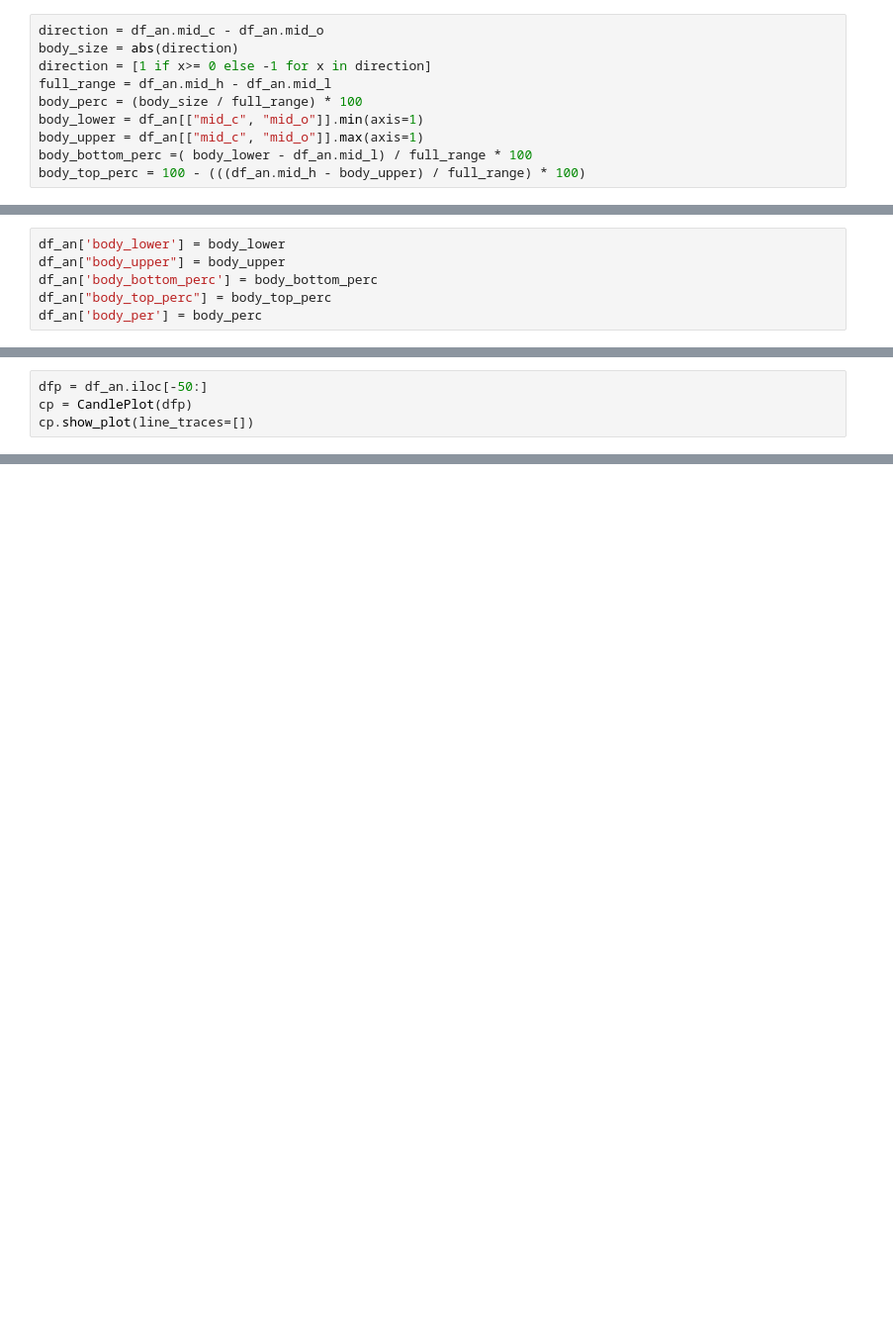
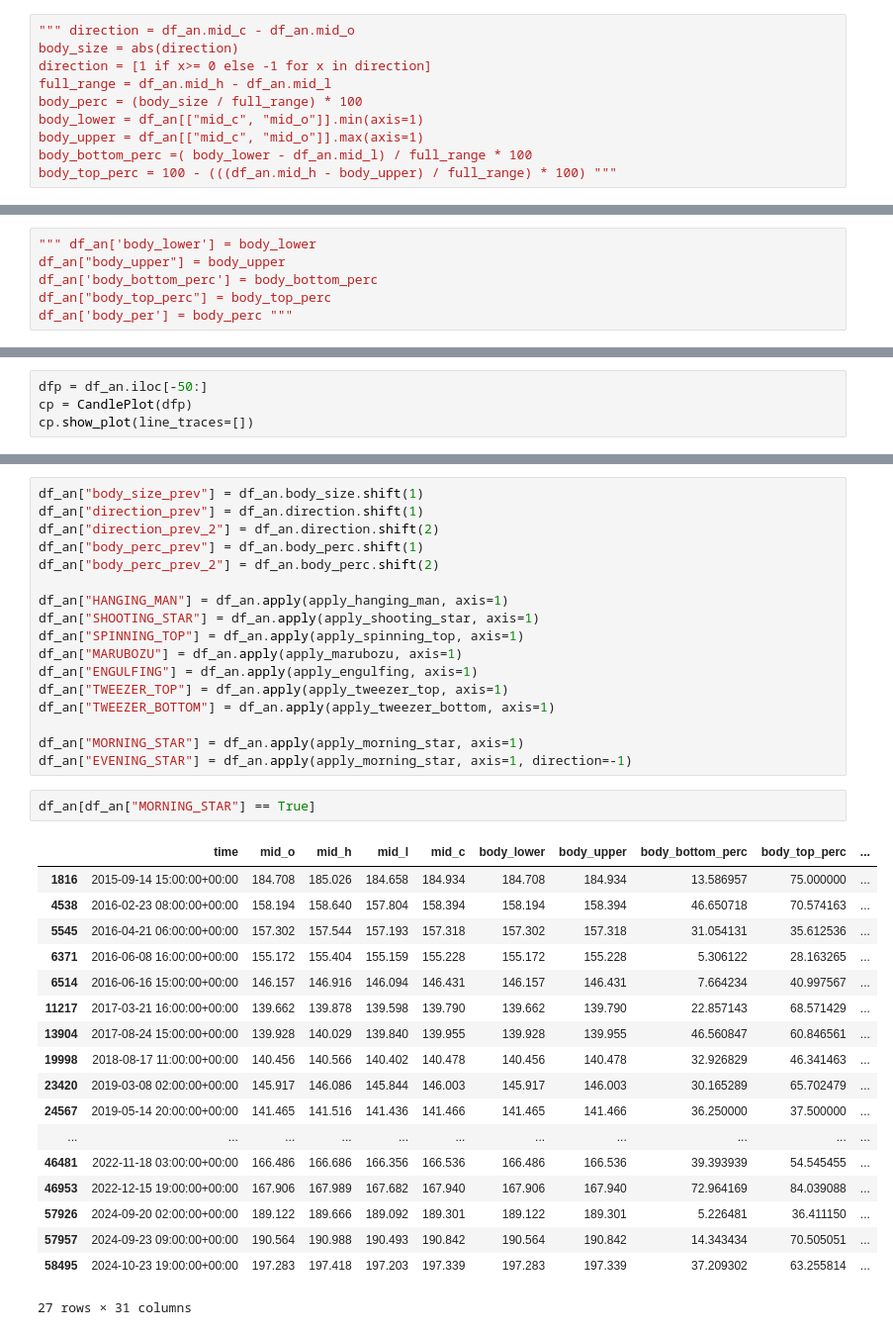
Before and after one commit to otavius/artisan-trading, a Jupyter notebook: exploration/candle_patterns.ipynb, the cells around one changed output, grey strips where cells are left out. Shown: that part at 99% size. Drawn from its saved outputs; the diff is of its cells as text; blank space fills up the shorter version.

```diff
--- a/exploration/candle_patterns.ipynb
+++ b/exploration/candle_patterns.ipynb
@@ -18,7 +18,7 @@ df_an.tail()
 | 59625 | 2024-12-30 22:00:00+00:00 | 196.872 | 196.938 | 196.786 | 196.802 |
 | 59626 | 2024-12-30 23:00:00+00:00 | 196.818 | 197.054 | 196.772 | 197.012 |
 # %%
-direction = df_an.mid_c - df_an.mid_o
+""" direction = df_an.mid_c - df_an.mid_o
 body_size = abs(direction)
 direction = [1 if x>= 0 else -1 for x in direction]
 full_range = df_an.mid_h - df_an.mid_l
@@ -26,4 +26,4 @@ body_perc = (body_size / full_range) * 100
 body_lower = df_an[["mid_c", "mid_o"]].min(axis=1)
 body_upper = df_an[["mid_c", "mid_o"]].max(axis=1)
 body_bottom_perc =( body_lower - df_an.mid_l) / full_range * 100
-body_top_perc = 100 - (((df_an.mid_h - body_upper) / full_range) * 100)
+body_top_perc = 100 - (((df_an.mid_h - body_upper) / full_range) * 100) """
@@ -30,6 +32,6 @@ body_top_perc = 100 - (((df_an.mid_h - body_upper) / full_range) * 100)
 # %%
-df_an['body_lower'] = body_lower
+""" df_an['body_lower'] = body_lower
 df_an["body_upper"] = body_upper
 df_an['body_bottom_perc'] = body_bottom_perc
 df_an["body_top_perc"] = body_top_perc
-df_an['body_per'] = body_perc
+df_an['body_per'] = body_perc """
@@ -55,0 +139,38 @@ Name: 59621, dtype: object
+# %%
+df_an["body_size_prev"] = df_an.body_size.shift(1)
+df_an["direction_prev"] = df_an.direction.shift(1)
+df_an["direction_prev_2"] = df_an.direction.shift(2)
+df_an["body_perc_prev"] = df_an.body_perc.shift(1)
+df_an["body_perc_prev_2"] = df_an.body_perc.shift(2)
+
+df_an["HANGING_MAN"] = df_an.apply(apply_hanging_man, axis=1)
+df_an["SHOOTING_STAR"] = df_an.apply(apply_shooting_star, axis=1)
+df_an["SPINNING_TOP"] = df_an.apply(apply_spinning_top, axis=1)
+df_an["MARUBOZU"] = df_an.apply(apply_marubozu, axis=1)
+df_an["ENGULFING"] = df_an.apply(apply_engulfing, axis=1)
+df_an["TWEEZER_TOP"] = df_an.apply(apply_tweezer_top, axis=1)
+df_an["TWEEZER_BOTTOM"] = df_an.apply(apply_tweezer_bottom, axis=1)
+
+df_an["MORNING_STAR"] = df_an.apply(apply_morning_star, axis=1)
+df_an["EVENING_STAR"] = df_an.apply(apply_morning_star, axis=1, direction=-1)
+# %%
+df_an[df_an["MORNING_STAR"] == True]
+# %% [output]
+|  | time | mid_o | mid_h | mid_l | mid_c | body_lower | body_upper | body_bottom_perc | body_top_perc | ... |
+| 1816 | 2015-09-14 15:00:00+00:00 | 184.708 | 185.026 | 184.658 | 184.934 | 184.708 | 184.934 | 13.586957 | 75.000000 | ... |
+| 4538 | 2016-02-23 08:00:00+00:00 | 158.194 | 158.640 | 157.804 | 158.394 | 158.194 | 158.394 | 46.650718 | 70.574163 | ... |
+| 5545 | 2016-04-21 06:00:00+00:00 | 157.302 | 157.544 | 157.193 | 157.318 | 157.302 | 157.318 | 31.054131 | 35.612536 | ... |
+| 6371 | 2016-06-08 16:00:00+00:00 | 155.172 | 155.404 | 155.159 | 155.228 | 155.172 | 155.228 | 5.306122 | 28.163265 | ... |
+| 6514 | 2016-06-16 15:00:00+00:00 | 146.157 | 146.916 | 146.094 | 146.431 | 146.157 | 146.431 | 7.664234 | 40.997567 | ... |
+| 11217 | 2017-03-21 16:00:00+00:00 | 139.662 | 139.878 | 139.598 | 139.790 | 139.662 | 139.790 | 22.857143 | 68.571429 | ... |
+| 13904 | 2017-08-24 15:00:00+00:00 | 139.928 | 140.029 | 139.840 | 139.955 | 139.928 | 139.955 | 46.560847 | 60.846561 | ... |
+| 19998 | 2018-08-17 11:00:00+00:00 | 140.456 | 140.566 | 140.402 | 140.478 | 140.456 | 140.478 | 32.926829 | 46.341463 | ... |
+| 23420 | 2019-03-08 02:00:00+00:00 | 145.917 | 146.086 | 145.844 | 146.003 | 145.917 | 146.003 | 30.165289 | 65.702479 | ... |
+| 24567 | 2019-05-14 20:00:00+00:00 | 141.465 | 141.516 | 141.436 | 141.466 | 141.465 | 141.466 | 36.250000 | 37.500000 | ... |
+| ... | ... | ... | ... | ... | ... | ... | ... | ... | ... | ... |
+| 46481 | 2022-11-18 03:00:00+00:00 | 166.486 | 166.686 | 166.356 | 166.536 | 166.486 | 166.536 | 39.393939 | 54.545455 | ... |
+| 46953 | 2022-12-15 19:00:00+00:00 | 167.906 | 167.989 | 167.682 | 167.940 | 167.906 | 167.940 | 72.964169 | 84.039088 | ... |
+| 57926 | 2024-09-20 02:00:00+00:00 | 189.122 | 189.666 | 189.092 | 189.301 | 189.122 | 189.301 | 5.226481 | 36.411150 | ... |
+| 57957 | 2024-09-23 09:00:00+00:00 | 190.564 | 190.988 | 190.493 | 190.842 | 190.564 | 190.842 | 14.343434 | 70.505051 | ... |
+| 58495 | 2024-10-23 19:00:00+00:00 | 197.283 | 197.418 | 197.203 | 197.339 | 197.283 | 197.339 | 37.209302 | 63.255814 | ... |
+27 rows × 31 columns
```
Also changed, not shown: parts of 6 cells of this notebook, 2 other files.
